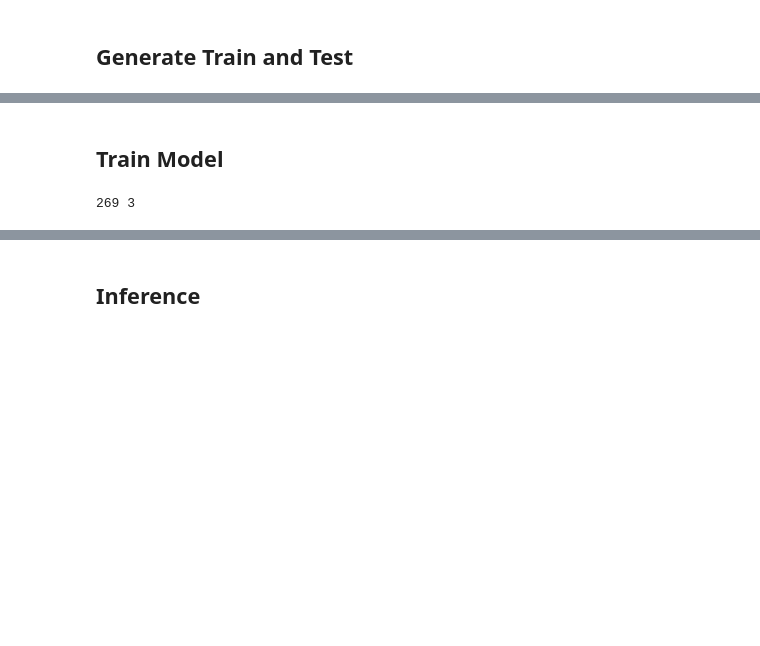
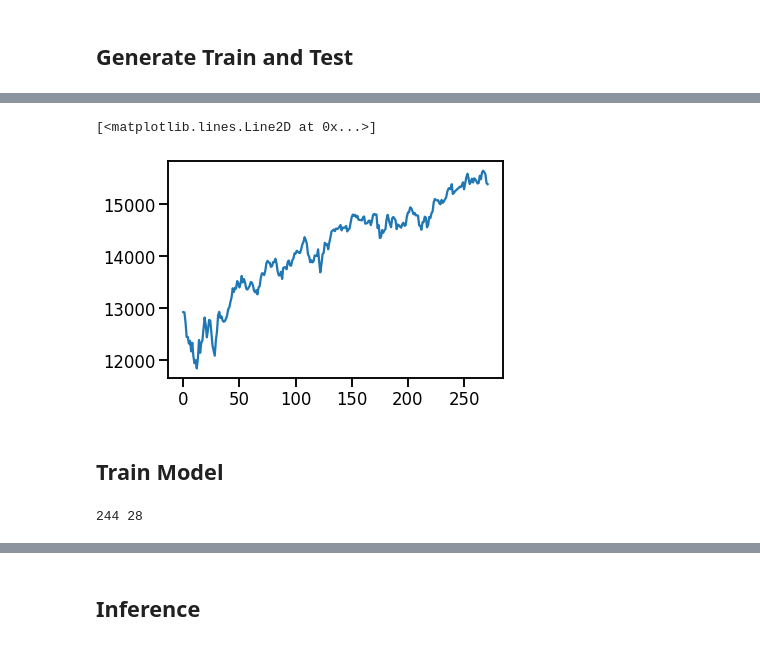
Before and after one commit to wlwlct/Time-Series-Forecasting, a Jupyter notebook: Notebooks/Transformer Code Test.ipynb, the cells around one changed output, grey strips where cells are left out. Cells and saved outputs as stored; diff of their text form; code cells hidden in the pictures; blank space fills up the shorter version.

```diff
--- a/Notebooks/Transformer Code Test.ipynb
+++ b/Notebooks/Transformer Code Test.ipynb
@@ -54,6 +54,11 @@ SNP.set_index('Date').plot()
 # %%
 dataset = SNP.set_index('Date').loc['2016-01-01':'2017-01-31','Adj Close']
 dataset = np.array(dataset.astype('float32')).reshape(-1,1)
+# %%
+plt.plot(dataset)
+# %% [output]
+[<matplotlib.lines.Line2D at 0x...>]
+[figure, added]
 # %% [markdown]
 ## Train Model
 # %%
@@ -64,7 +69,7 @@ dataset=norm(dataset)
 
 look_back=8
 np.random.seed(7)
-train_size = int(len(dataset) * 0.99)
+train_size = int(len(dataset) * 0.9)
 test_size = len(dataset) - train_size
 train, test = dataset[0:train_size,:], dataset[train_size:len(dataset),:]
 print(len(train), len(test))
@@ -87,7 +92,7 @@ Y0=trainX[1:-1]
 X0=X0.reshape(X0.shape[0],X0.shape[1],1).astype(np.float32)
 Y0=Y0.reshape(Y0.shape[0],Y0.shape[1],1).astype(np.float32)
 # %% [output]
-269 3
+244 28
 # %%
 
 class EncoderDecoder(nn.Module):
```
Also changed, not shown: parts of 16 cells of this notebook.
